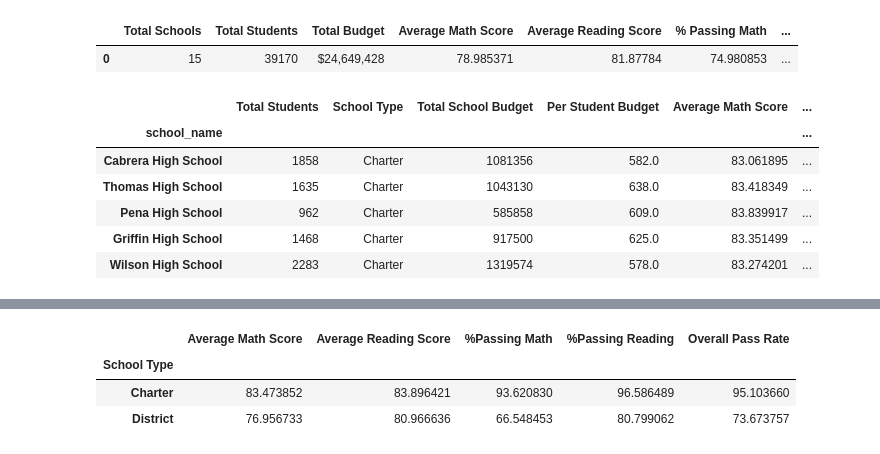
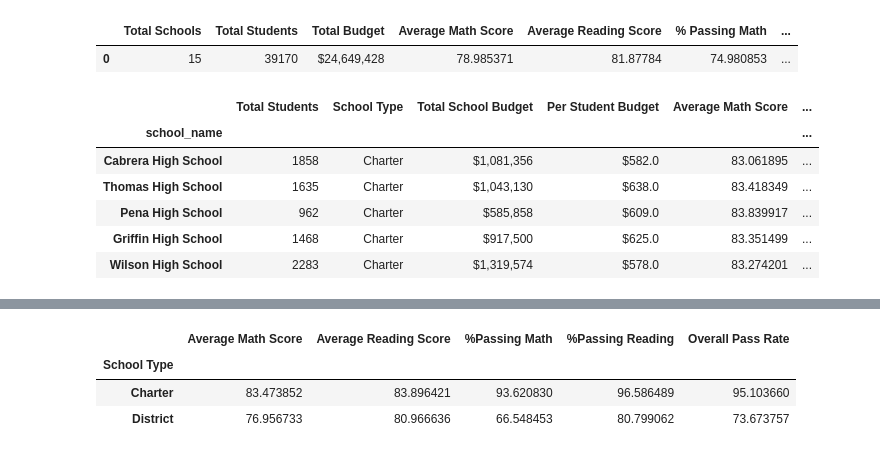
Before and after one commit to Karuna66/python-challenge, a Jupyter notebook: Panda/Panda_HW.ipynb, the cells around one changed output, grey strips where cells are left out. Saved outputs shown, nothing was run; the diff lists cells and outputs as text; code cells hidden in the pictures.

```diff
--- a/Panda/Panda_HW.ipynb
+++ b/Panda/Panda_HW.ipynb
@@ -39,68 +41,69 @@ new_df = school_df.groupby('school_name')
 school_summary = pd.DataFrame(new_df['student_name'].count())
 # creating dateframe for school_type
 school_type =pd.DataFrame(new_df['type'].unique())
-#student count in a variable for computation
 student_count=new_df.student_name.count()
-#merging to create dataframe with type
 school_summary1 = pd.merge(school_summary,school_type,how='left', on='school_name')
+
 # total school budget
 budget_df = pd.DataFrame(new_df['budget'].unique())
 school_summary = pd.merge(school_summary1,budget_df,how='left',on = 'school_name')
+
 #budget per student
 total_sc_budget_per = new_df['budget'].unique().values/student_count
-#converting series to dataframe
 total_sc_df = total_sc_budget_per.to_frame()
 school_summary2 = pd.merge(school_summary,total_sc_df,how ='left',on='school_name')
 school_summary2.rename(columns={'student_name_x':'Total\nStudents','student_name_y':'Per\nStudent\nBudget'},inplace = True)
+
 #calculate average math score
 avg_math=school_df.groupby('school_name')['math_score'].mean()
-#converting to dateframe
 new_avg_math=avg_math.to_frame()
 new_avg_math.rename(columns={'math_score':'Average\nMath\nScore'},inplace=True)
 school_summary3 = pd.merge(school_summary2,new_avg_math,how ='left',on='school_name')
+
 #calculate average reading score
 avg_reading=school_df.groupby('school_name')['reading_score'].mean()
-#converting to dateframe
 new_avg_reading=avg_reading.to_frame()
 new_avg_reading.rename(columns={'reading_score':'Average\nReading\nScore'},inplace = True)
 school_summary4 = pd.merge(school_summary3,new_avg_reading,how ='left',on='school_name')
+
 #computing pass % math
 math_stu_pass= school_df[school_df['math_score']>= 70].groupby('school_name')['student_name'].count()
 total_stu_school=school_df.groupby('school_name')['student_name'].count()
 math_per_pass = math_stu_pass/total_stu_school*100
 math_per_pass_df = math_per_pass.to_frame()
-#change column name before merging
 math_per_pass_df.rename(columns={'student_name':'%Passing\nMath'},inplace =True)
 school_summary5=pd.merge(school_summary4,math_per_pass_df,how='left',on='school_name')
+
 #computing pass % reading
 reading_stu_pass= school_df[school_df['reading_score']>= 70].groupby('school_name')['student_name'].count()
 reading_per_pass = reading_stu_pass/total_stu_school*100
 reading_per_pass_df = reading_per_pass.to_frame()
-# rename the column before merging
 reading_per_pass_df.rename(columns={'student_name':'%Passing\nReading'},inplace =True)
 school_summary6=pd.merge(school_summary5,reading_per_pass_df,how='left',on='school_name')
+
 #overall passing rate
 over_pass_rate =(math_per_pass+reading_per_pass)/2
-#convert series to dataframe
 overall_pass_rate=over_pass_rate.to_frame()
-#change column name
 overall_pass_rate.rename(columns={'student_name':'Overall Pass\n Rate'},inplace = True)
 school_summary7=pd.merge(school_summary6,overall_pass_rate,how='left',on ='school_name')
+
 #cleaning the data(removing brackets)
 school_summary7['type']=school_summary7['type'].str.get(0)
 school_summary7['budget']=school_summary7['budget'].str.get(0)
-#school_summary7['budget'] = '$'+ school_summary7['budget'].map('{:,}'.Format)
 school_summary7.rename(columns={'type':'School\nType','budget':'Total\nSchool\nBudget'},inplace=True)
 school_summary7['Per\nStudent\nBudget']=school_summary7['Per\nStudent\nBudget'].str.get(0)
-school_summary7=school_summary7.sort_values(by=['Overall Pass\n Rate'],ascending = False)
+school_summarydf=school_summary7.sort_values(by=['Overall Pass\n Rate'],ascending = False)
+
+school_summarydf['Total\nSchool\nBudget']= school_summarydf['Total\nSchool\nBudget'].map('${:,}'.format)
+school_summarydf['Per\nStudent\nBudget']= school_summarydf['Per\nStudent\nBudget'].map('${:.1f}'.format)
 
 #top performing
-school_summary7.head(5)
+school_summarydf.head(5)
 # %% [output]
 |  | Total Students | School Type | Total School Budget | Per Student Budget | Average Math Score | ... |
 | school_name |  |  |  |  |  | ... |
-| Cabrera High School | 1858 | Charter | 1081356 | 582.0 | 83.061895 | ... |
-| Thomas High School | 1635 | Charter | 1043130 | 638.0 | 83.418349 | ... |
-| Pena High School | 962 | Charter | 585858 | 609.0 | 83.839917 | ... |
-| Griffin High School | 1468 | Charter | 917500 | 625.0 | 83.351499 | ... |
-| Wilson High School | 2283 | Charter | 1319574 | 578.0 | 83.274201 | ... |
+| Cabrera High School | 1858 | Charter | $1,081,356 | $582.0 | 83.061895 | ... |
+| Thomas High School | 1635 | Charter | $1,043,130 | $638.0 | 83.418349 | ... |
+| Pena High School | 962 | Charter | $585,858 | $609.0 | 83.839917 | ... |
+| Griffin High School | 1468 | Charter | $917,500 | $625.0 | 83.351499 | ... |
+| Wilson High School | 2283 | Charter | $1,319,574 | $578.0 | 83.274201 | ... |
```
Also changed, not shown: parts of 11 cells of this notebook.
